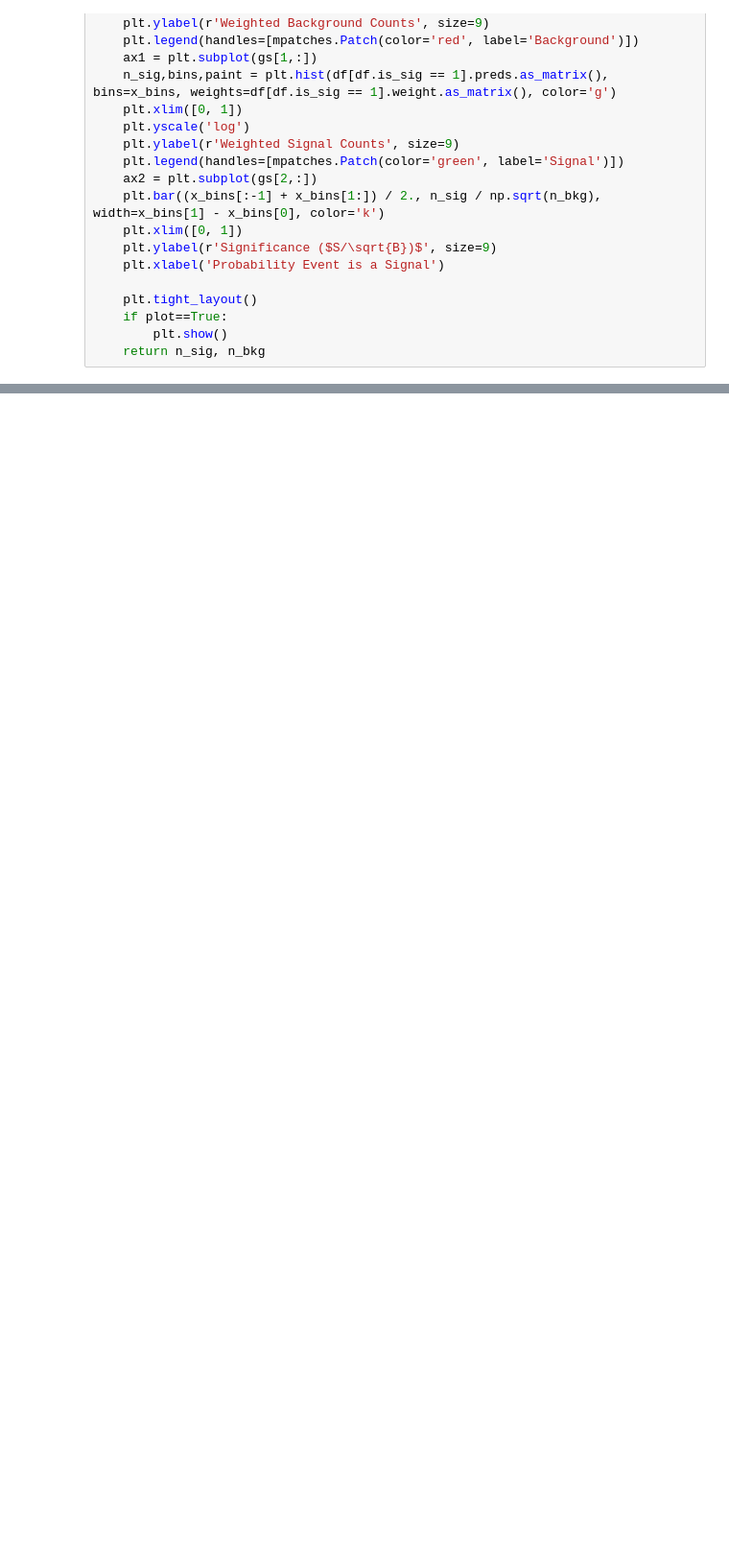
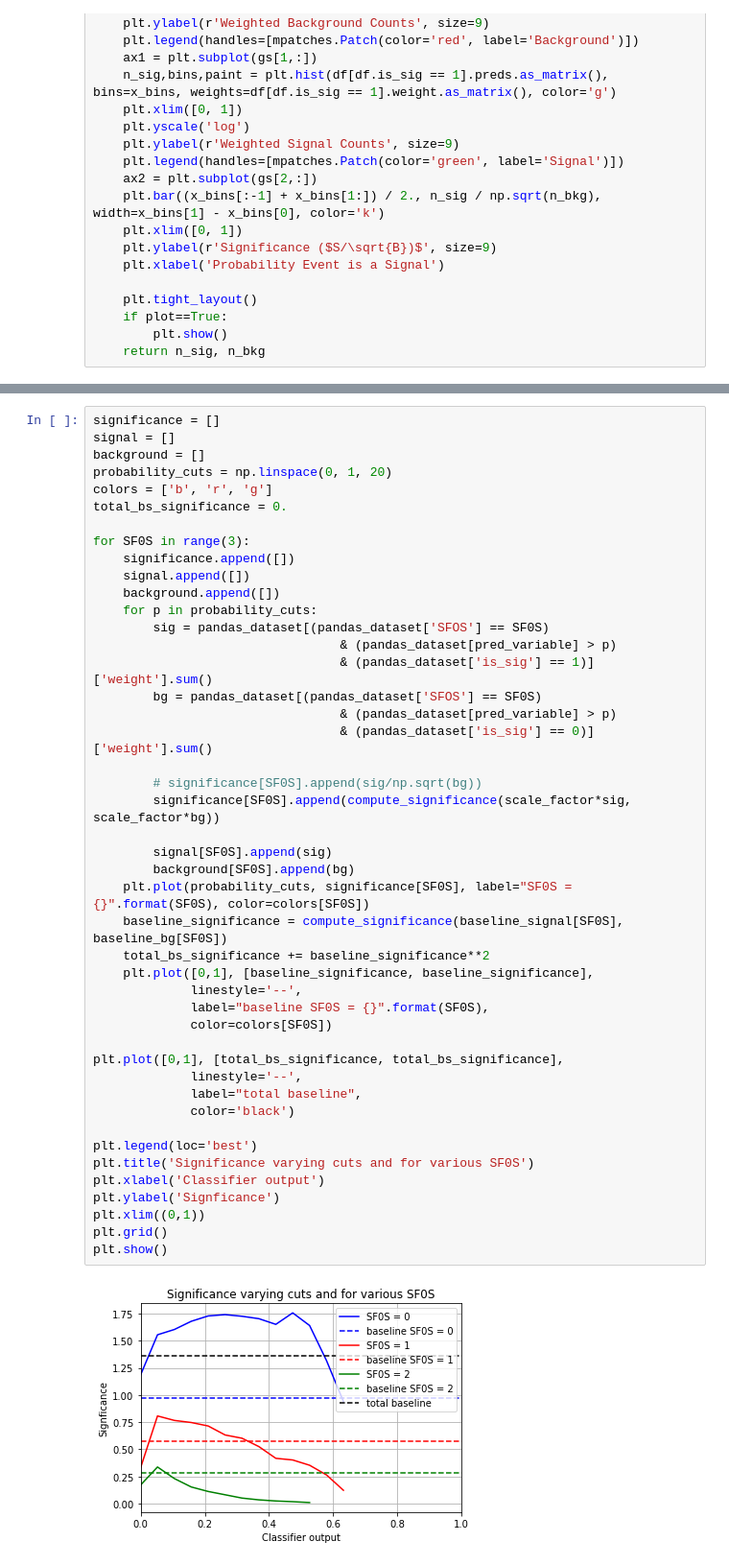
Before and after one commit to tongbaojia/cs281_mlphys, a Jupyter notebook: script/train_logistic_NN_pytorch.ipynb, the cells around one changed output, grey strips where cells are left out. Shown at 96% size. Cells and saved outputs as stored; diff of their text form; blank space fills up the shorter version.

```diff
--- a/script/train_logistic_NN_pytorch.ipynb
+++ b/script/train_logistic_NN_pytorch.ipynb
@@ -294,3 +428,50 @@ plt.show()
+# %%
+significance = []
+signal = []
+background = []
+probability_cuts = np.linspace(0, 1, 20)
+colors = ['b', 'r', 'g']
+total_bs_significance = 0.
+
+for SF0S in range(3):
+    significance.append([])
+    signal.append([])
+    background.append([])
+    for p in probability_cuts:
+        sig = pandas_dataset[(pandas_dataset['SFOS'] == SF0S)
+                                 & (pandas_dataset[pred_variable] > p)
+                                 & (pandas_dataset['is_sig'] == 1)]['weight'].sum()
+        bg = pandas_dataset[(pandas_dataset['SFOS'] == SF0S)
+                                 & (pandas_dataset[pred_variable] > p)
+                                 & (pandas_dataset['is_sig'] == 0)]['weight'].sum()
+
+        # significance[SF0S].append(sig/np.sqrt(bg))
+        significance[SF0S].append(compute_significance(scale_factor*sig, scale_factor*bg))
+
+        signal[SF0S].append(sig)
+        background[SF0S].append(bg)
+    plt.plot(probability_cuts, significance[SF0S], label="SF0S = {}".format(SF0S), color=colors[SF0S])
+    baseline_significance = compute_significance(baseline_signal[SF0S], baseline_bg[SF0S])
+    total_bs_significance += baseline_significance**2
+    plt.plot([0,1], [baseline_significance, baseline_significance],
+             linestyle='--',
+             label="baseline SF0S = {}".format(SF0S),
+             color=colors[SF0S])
+
+plt.plot([0,1], [total_bs_significance, total_bs_significance],
+             linestyle='--',
+             label="total baseline",
+             color='black')
+
+plt.legend(loc='best')
+plt.title('Significance varying cuts and for various SF0S')
+plt.xlabel('Classifier output')
+plt.ylabel('Signficance')
+plt.xlim((0,1))
+plt.grid()
+plt.show()
+# %% [output]
+[figure, added]
 # %%
 for SF0S in range(3):
     plt.plot(probability_cuts, background[SF0S], label="SF0S = {}".format(SF0S))
```
Also changed, not shown: parts of 45 cells of this notebook, 1 other file.
